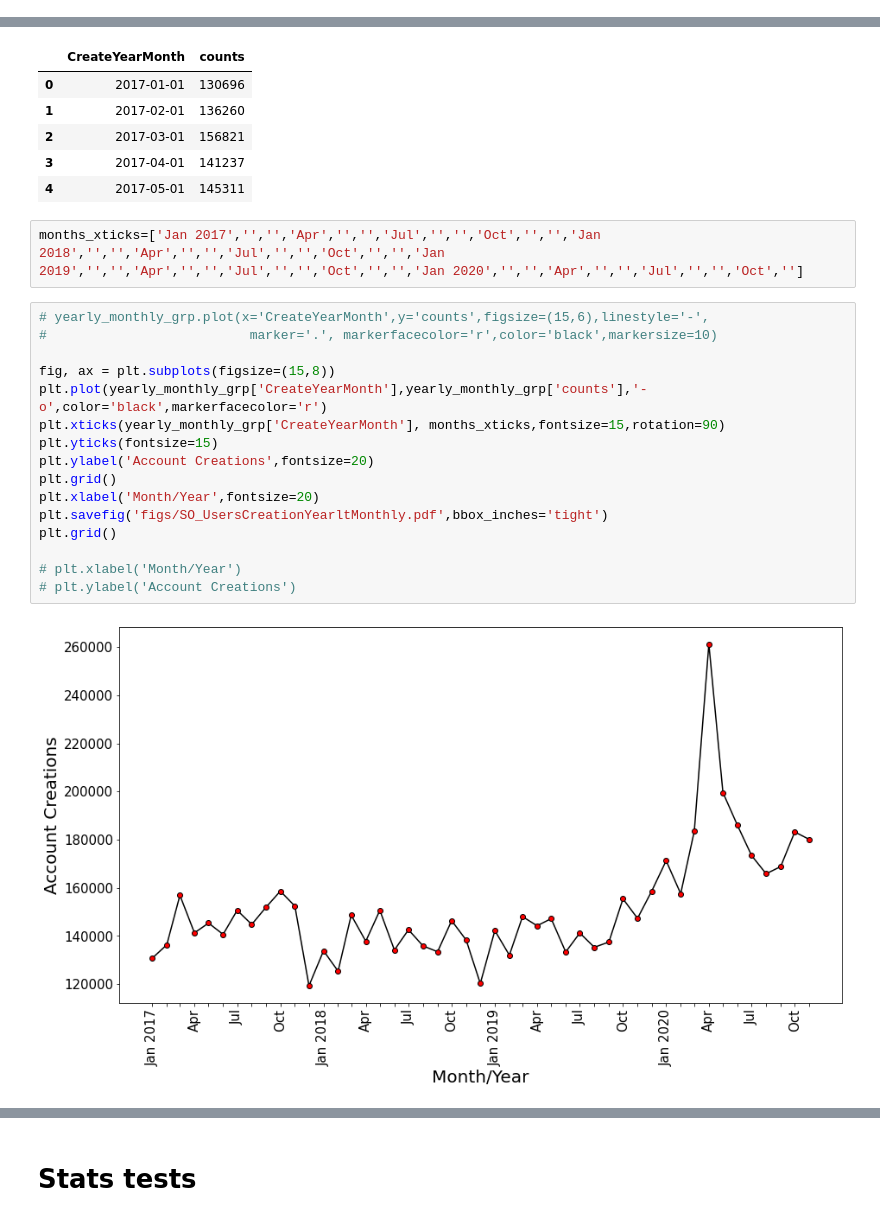
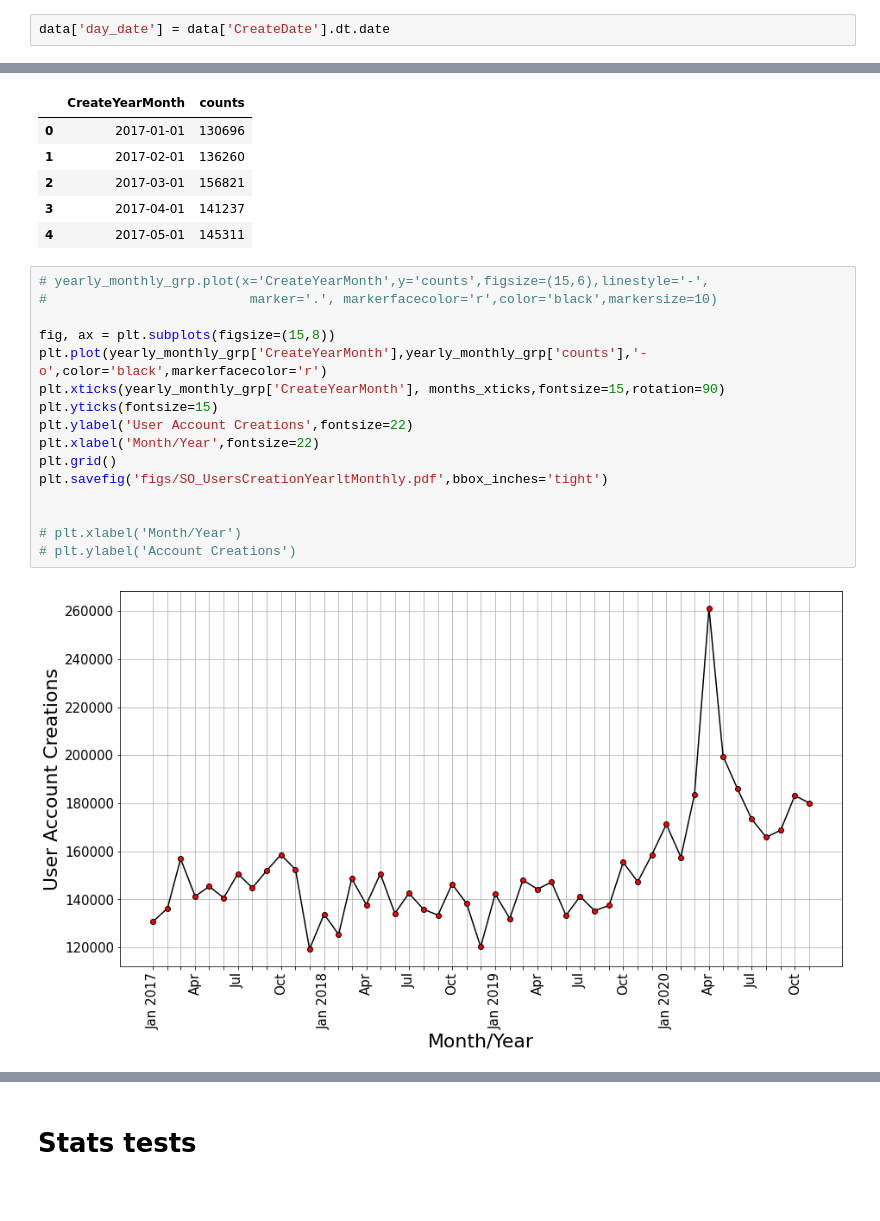
Before and after one commit to farimaf/StackOverFlowAnalysis_Pandemic, a Jupyter notebook: UsersAnalysis.ipynb, the cells around one changed output, grey strips where cells are left out. Saved outputs shown, nothing was run; the diff lists cells and outputs as text.

```diff
--- a/UsersAnalysis.ipynb
+++ b/UsersAnalysis.ipynb
@@ -61,3 +76,5 @@ data.head()
 | 2 | 9947524 | 2017-01-01 00:04:35.913 | 2018-06-08T20:13:35.803 | 1 | 0 | 0 |
 | 3 | 9947525 | 2017-01-01 00:06:08.170 | 2019-07-12T16:35:43.657 | 0 | 0 | 0 |
 | 4 | 9947527 | 2017-01-01 00:09:40.727 | 2017-01-06T01:26:02.110 | 0 | 0 | 0 |
+# %%
+data['day_date'] = data['CreateDate'].dt.date
@@ -116,23 +361,21 @@ yearly_monthly_grp.head()
 | 2 | 2017-03-01 | 156821 |
 | 3 | 2017-04-01 | 141237 |
 | 4 | 2017-05-01 | 145311 |
-# %%
-months_xticks=['Jan 2017','','','Apr','','','Jul','','','Oct','','','Jan 2018','','','Apr','','','Jul','','','Oct','','','Jan 2019','','','Apr','','','Jul','','','Oct','','','Jan 2020','','','Apr','','','Jul','','','Oct','']
 # %%
 # yearly_monthly_grp.plot(x='CreateYearMonth',y='counts',figsize=(15,6),linestyle='-',
 #                          marker='.', markerfacecolor='r',color='black',markersize=10)
 
 fig, ax = plt.subplots(figsize=(15,8))
 plt.plot(yearly_monthly_grp['CreateYearMonth'],yearly_monthly_grp['counts'],'-o',color='black',markerfacecolor='r')
 plt.xticks(yearly_monthly_grp['CreateYearMonth'], months_xticks,fontsize=15,rotation=90)
 plt.yticks(fontsize=15)
-plt.ylabel('Account Creations',fontsize=20)
+plt.ylabel('User Account Creations',fontsize=22)
+plt.xlabel('Month/Year',fontsize=22)
 plt.grid()
-plt.xlabel('Month/Year',fontsize=20)
 plt.savefig('figs/SO_UsersCreationYearltMonthly.pdf',bbox_inches='tight')
-plt.grid()
+
 
 # plt.xlabel('Month/Year')
 # plt.ylabel('Account Creations')
 # %% [output]
-[figure, old version]
+[figure, new version]
```
Also changed, not shown: parts of 121 cells of this notebook, 3 other files.
